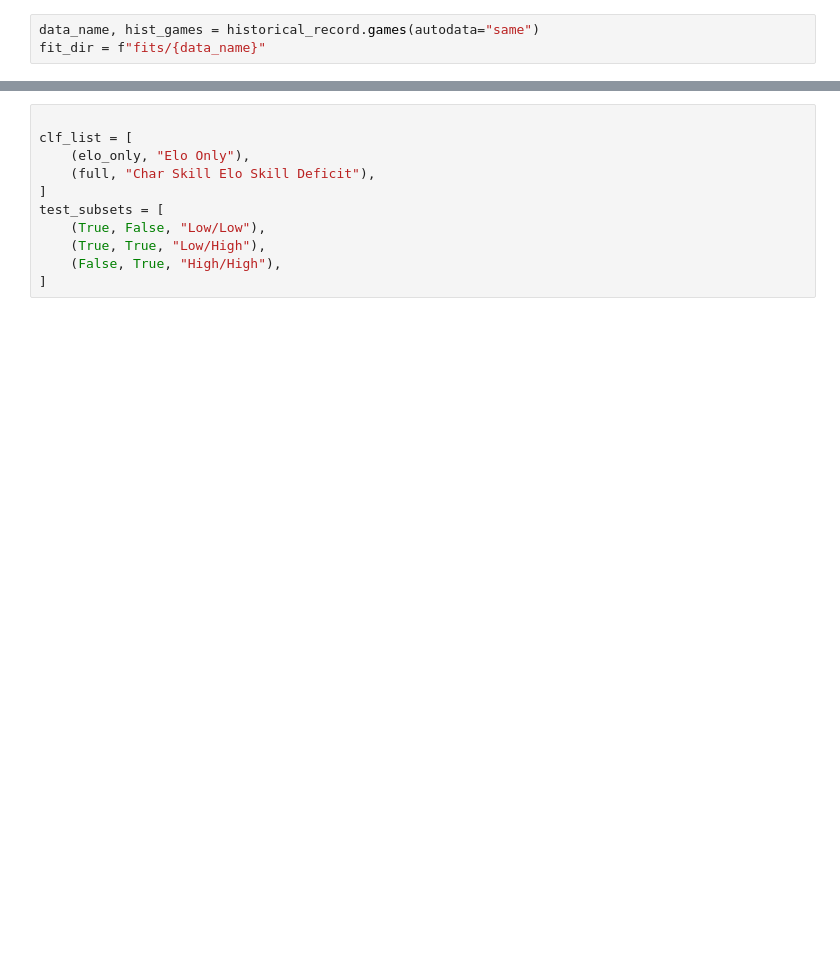
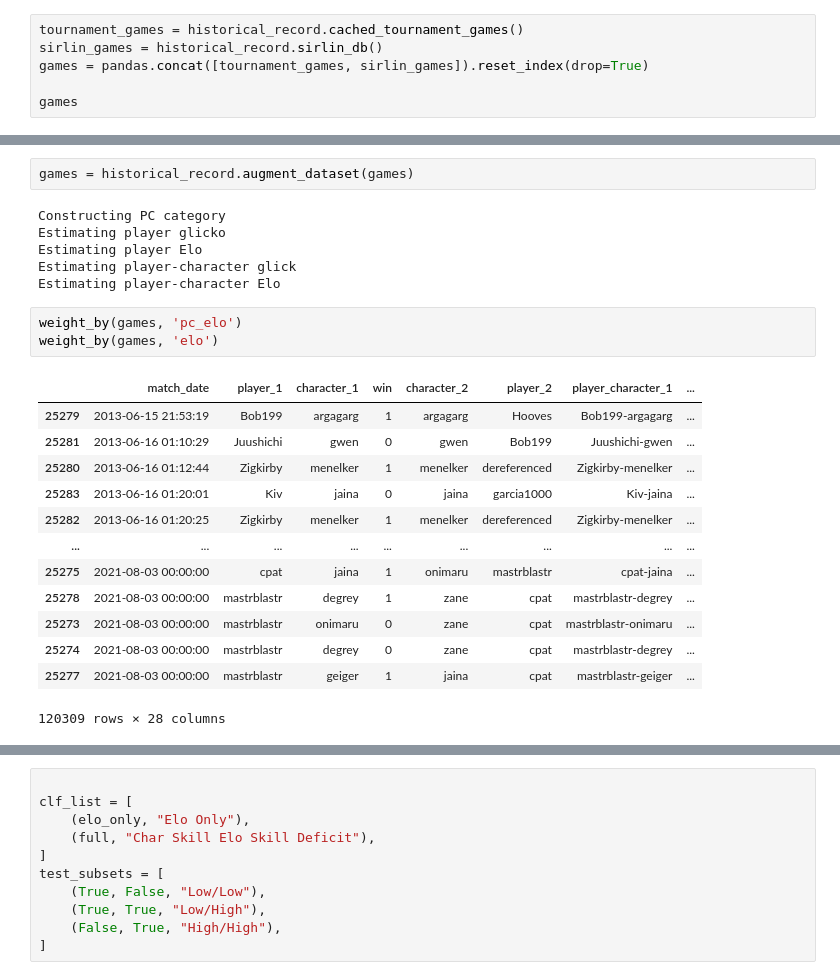
Before and after one commit to cpennington/yomi-skill, a Jupyter notebook: Model Check.ipynb, the cells around one changed output, grey strips where cells are left out. Drawn from its saved outputs; the diff is of its cells as text; blank space fills up the shorter version.

```diff
--- a/Model Check.ipynb
+++ b/Model Check.ipynb
@@ -32,3 +37,6 @@ WARNING (pytensor.tensor.blas): Using NumPy C-API based implementation for BLAS
 # %%
-data_name, hist_games = historical_record.games(autodata="same")
-fit_dir = f"fits/{data_name}"
+tournament_games = historical_record.cached_tournament_games()
+sirlin_games = historical_record.sirlin_db()
+games = pandas.concat([tournament_games, sirlin_games]).reset_index(drop=True)
+
+games
@@ -34,0 +57,25 @@ fit_dir = f"fits/{data_name}"
+# %%
+games = historical_record.augment_dataset(games)
+# %% [output]
+Constructing PC category
+Estimating player glicko
+Estimating player Elo
+Estimating player-character glick
+Estimating player-character Elo
+# %%
+weight_by(games, 'pc_elo')
+weight_by(games, 'elo')
+# %% [output]
+|  | match_date | player_1 | character_1 | win | character_2 | player_2 | player_character_1 | ... |
+| 25279 | 2013-06-15 21:53:19 | Bob199 | argagarg | 1 | argagarg | Hooves | Bob199-argagarg | ... |
+| 25281 | 2013-06-16 01:10:29 | Juushichi | gwen | 0 | gwen | Bob199 | Juushichi-gwen | ... |
+| 25280 | 2013-06-16 01:12:44 | Zigkirby | menelker | 1 | menelker | dereferenced | Zigkirby-menelker | ... |
+| 25283 | 2013-06-16 01:20:01 | Kiv | jaina | 0 | jaina | garcia1000 | Kiv-jaina | ... |
+| 25282 | 2013-06-16 01:20:25 | Zigkirby | menelker | 1 | menelker | dereferenced | Zigkirby-menelker | ... |
+| ... | ... | ... | ... | ... | ... | ... | ... | ... |
+| 25275 | 2021-08-03 00:00:00 | cpat | jaina | 1 | onimaru | mastrblastr | cpat-jaina | ... |
+| 25278 | 2021-08-03 00:00:00 | mastrblastr | degrey | 1 | zane | cpat | mastrblastr-degrey | ... |
+| 25273 | 2021-08-03 00:00:00 | mastrblastr | onimaru | 0 | zane | cpat | mastrblastr-onimaru | ... |
+| 25274 | 2021-08-03 00:00:00 | mastrblastr | degrey | 0 | zane | cpat | mastrblastr-degrey | ... |
+| 25277 | 2021-08-03 00:00:00 | mastrblastr | geiger | 1 | jaina | cpat | mastrblastr-geiger | ... |
+120309 rows × 28 columns
```
Also changed, not shown: parts of 25 cells of this notebook, 19 other files.
